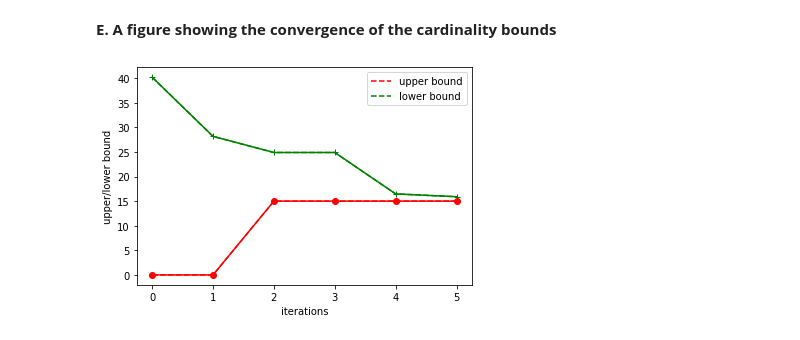
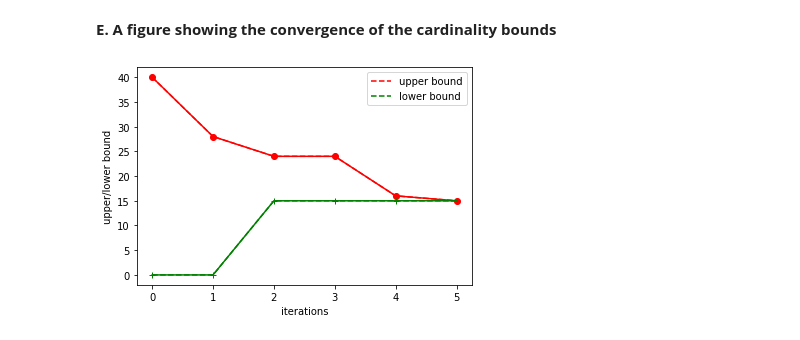
Before and after one commit to boqchen/Mathematical-Foundations-of-Computer-Graphics-and-Vision---SS21, a Jupyter notebook: MCGV_HW_2.ipynb, the cells around one changed output. Cells and saved outputs as stored; diff of their text form; code cells hidden in the pictures.

```diff
--- a/MCGV_HW_2.ipynb
+++ b/MCGV_HW_2.ipynb
@@ -252,7 +252,7 @@ def solve_LP_and_test(left_points, right_points, problem_list, threshold=3):
   T_y = res.x[1]
 
   # objective upper bound, obtained by LP
-  n_inlier_ub = -res.fun
+  n_inlier_ub = floor(-res.fun)
 
   x_left = left_points[:, 0]
   y_left = left_points[:, 1]
@@ -535,24 +533,24 @@ The figure above shows the original correspondence and the figure below show the
 # %%
 import matplotlib.pyplot as plt
 
 ubs = []
 lbs = []
 x = []
 
 for i in range(len(optimal_history)):
   x.append(i)
-  ubs.append(optimal_history[i][0])
-  lbs.append(optimal_history[i][1])
+  lbs.append(optimal_history[i][0])
+  ubs.append(optimal_history[i][1])
 
 l1=plt.plot(x,ubs,'r--',label='upper bound')
 l2=plt.plot(x,lbs,'g--',label='lower bound')
 plt.plot(x,ubs,'ro-',x,lbs,'g+-')
 plt.xlabel('iterations')
 plt.ylabel('upper/lower bound')
 plt.legend()
 plt.show()
 # %% [output]
-[figure, old version]
+[figure, new version]
 # %% [markdown]
 The following figure shows the convergence of the cardinality bounds.
 
```
Also changed, not shown: parts of 3 cells of this notebook.
